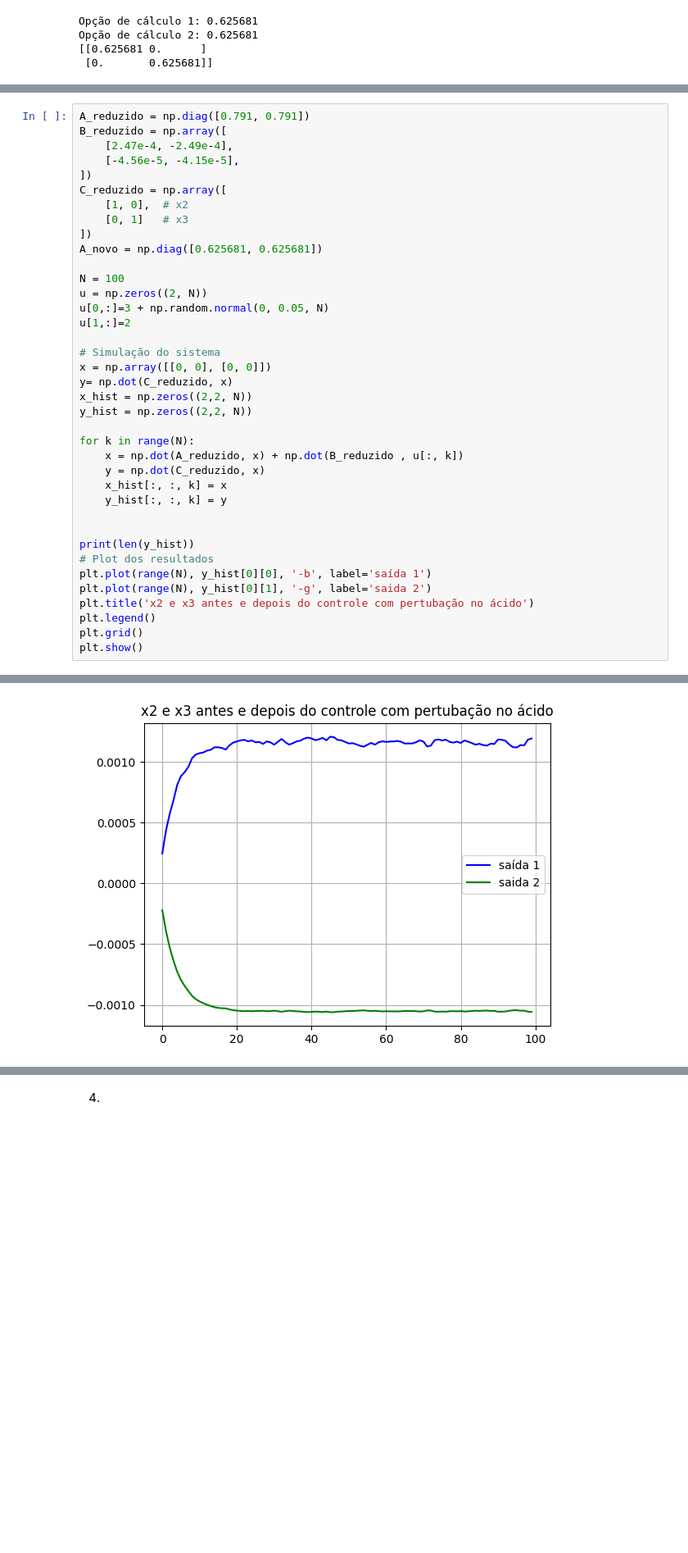
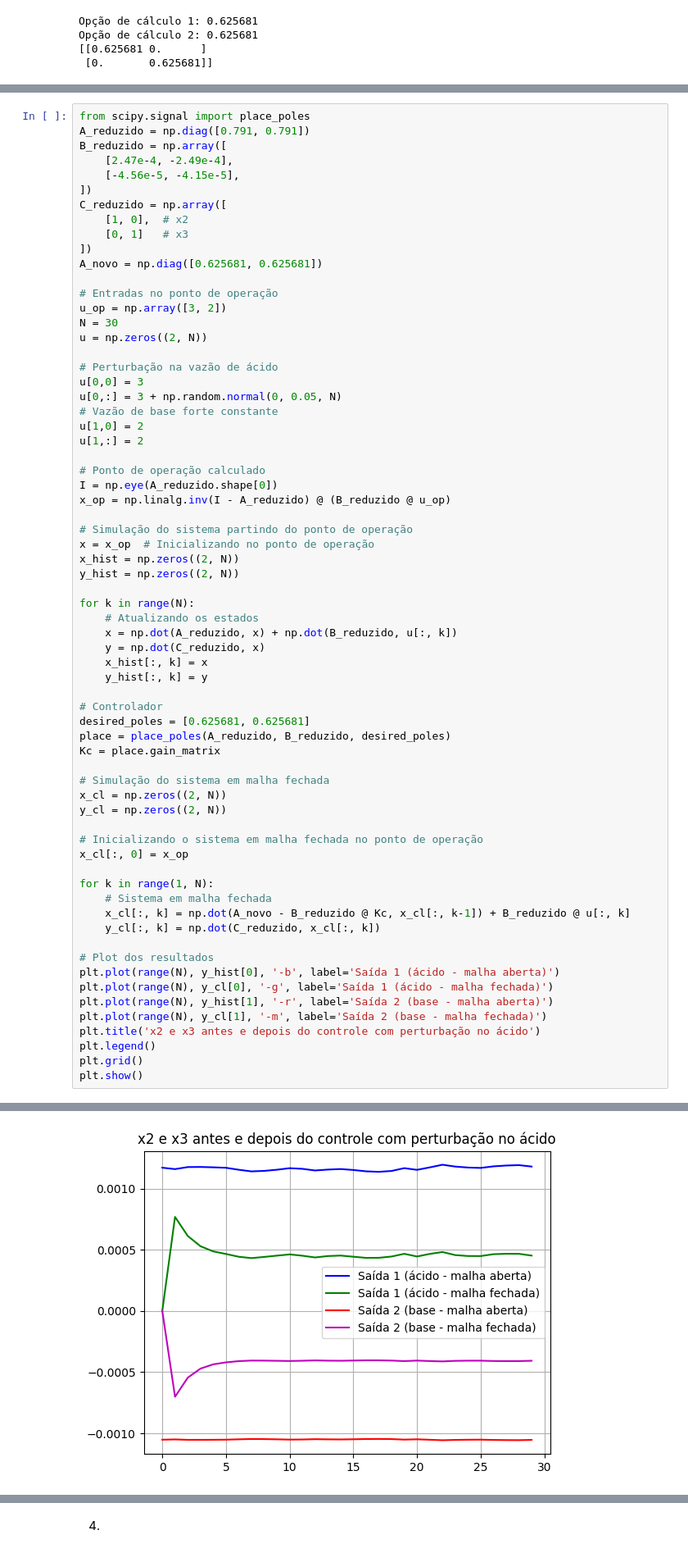
Before and after one commit to pedroivovasconcelos/controledigital, a Jupyter notebook: capitulo8.ipynb, the cells around one changed output, grey strips where cells are left out. Shown at 82% size. Saved outputs shown, nothing was run; the diff lists cells and outputs as text; blank space fills up the shorter version.

```diff
--- a/capitulo8.ipynb
+++ b/capitulo8.ipynb
@@ -107,4 +109,5 @@ Opção de cálculo 2: 0.625681
 # %%
+from scipy.signal import place_poles
 A_reduzido = np.diag([0.791, 0.791])
 B_reduzido = np.array([
     [2.47e-4, -2.49e-4],
@@ -116,29 +119,57 @@ C_reduzido = np.array([
 ])
 A_novo = np.diag([0.625681, 0.625681])
 
-N = 100
+# Entradas no ponto de operação
+u_op = np.array([3, 2])
+N = 30
 u = np.zeros((2, N))
-u[0,:]=3 + np.random.normal(0, 0.05, N)
-u[1,:]=2
 
-# Simulação do sistema
-x = np.array([[0, 0], [0, 0]])
-y= np.dot(C_reduzido, x)
-x_hist = np.zeros((2,2, N))
-y_hist = np.zeros((2,2, N))
+# Perturbação na vazão de ácido
+u[0,0] = 3
+u[0,:] = 3 + np.random.normal(0, 0.05, N)
+# Vazão de base forte constante
+u[1,0] = 2
+u[1,:] = 2
+
+# Ponto de operação calculado
+I = np.eye(A_reduzido.shape[0])
+x_op = np.linalg.inv(I - A_reduzido) @ (B_reduzido @ u_op)
+
+# Simulação do sistema partindo do ponto de operação
+x = x_op  # Inicializando no ponto de operação
+x_hist = np.zeros((2, N))
+y_hist = np.zeros((2, N))
 
 for k in range(N):
-    x = np.dot(A_reduzido, x) + np.dot(B_reduzido , u[:, k])
+    # Atualizando os estados
+    x = np.dot(A_reduzido, x) + np.dot(B_reduzido, u[:, k])
     y = np.dot(C_reduzido, x)
-    x_hist[:, :, k] = x
-    y_hist[:, :, k] = y
+    x_hist[:, k] = x
+    y_hist[:, k] = y
 
+# Controlador
+desired_poles = [0.625681, 0.625681]
+place = place_poles(A_reduzido, B_reduzido, desired_poles)
+Kc = place.gain_matrix
 
-print(len(y_hist))
+# Simulação do sistema em malha fechada
+x_cl = np.zeros((2, N))
+y_cl = np.zeros((2, N))
+
+# Inicializando o sistema em malha fechada no ponto de operação
+x_cl[:, 0] = x_op
+
+for k in range(1, N):
+    # Sistema em malha fechada
+    x_cl[:, k] = np.dot(A_novo - B_reduzido @ Kc, x_cl[:, k-1]) + B_reduzido @ u[:, k]
+    y_cl[:, k] = np.dot(C_reduzido, x_cl[:, k])
+
 # Plot dos resultados
-plt.plot(range(N), y_hist[0][0], '-b', label='saída 1')
-plt.plot(range(N), y_hist[0][1], '-g', label='saida 2')
-plt.title('x2 e x3 antes e depois do controle com pertubação no ácido')
+plt.plot(range(N), y_hist[0], '-b', label='Saída 1 (ácido - malha aberta)')
+plt.plot(range(N), y_cl[0], '-g', label='Saída 1 (ácido - malha fechada)')
+plt.plot(range(N), y_hist[1], '-r', label='Saída 2 (base - malha aberta)')
+plt.plot(range(N), y_cl[1], '-m', label='Saída 2 (base - malha fechada)')
+plt.title('x2 e x3 antes e depois do controle com perturbação no ácido')
 plt.legend()
 plt.grid()
 plt.show()
@@ -147 +177 @@ plt.show()
-[figure, old version]
+[figure, new version]
```
Also changed, not shown: parts of 9 cells of this notebook.
